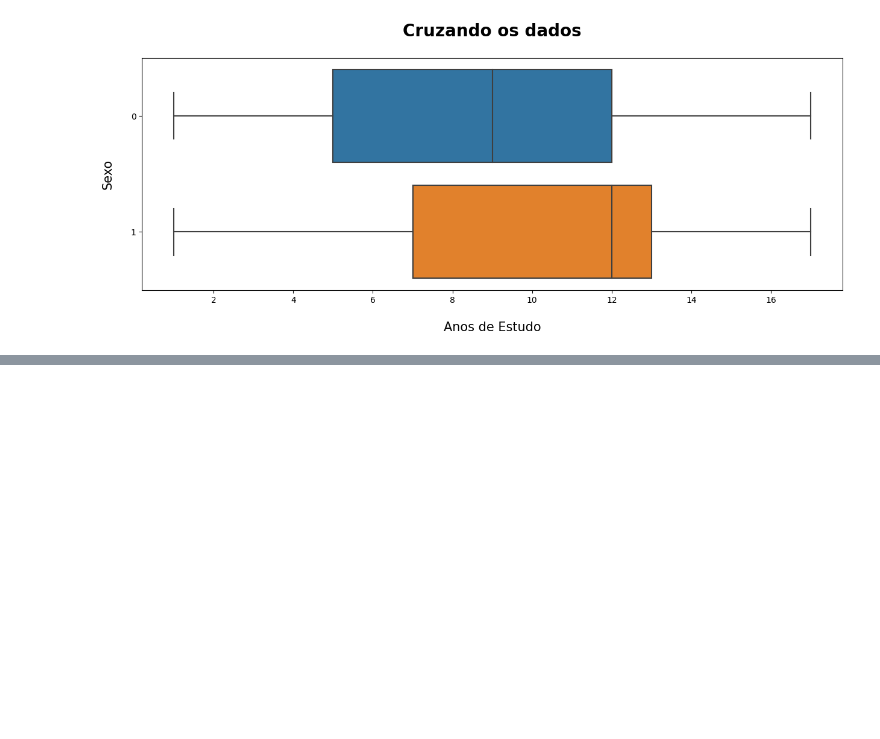
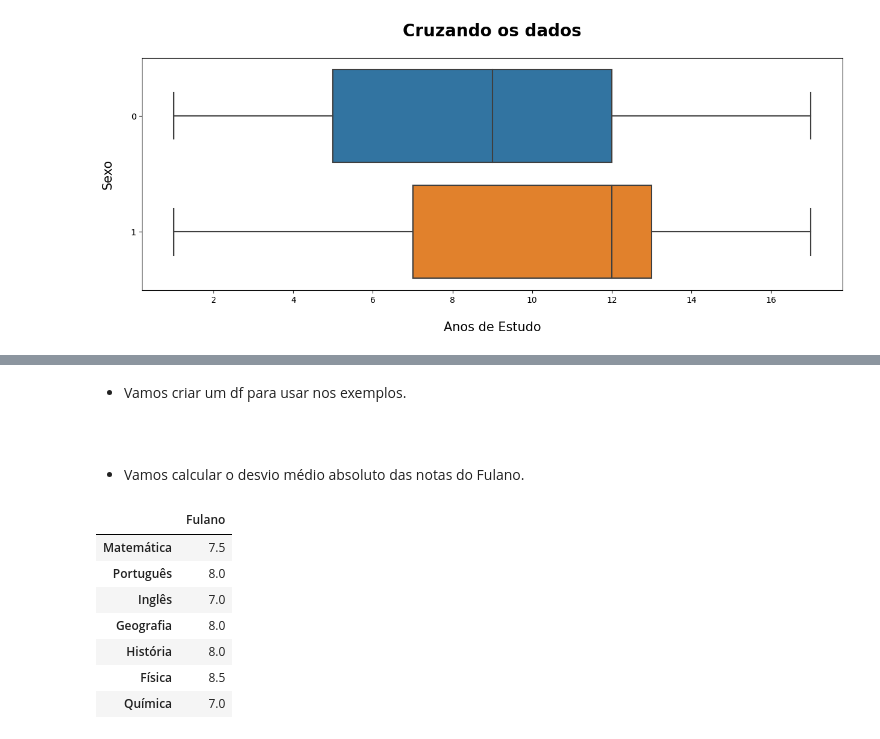
Before and after one commit to huanbarrosn/estudo_ds, a Jupyter notebook: matematica/estatistica/curso-alura/frequencias-e-medidas.ipynb, the cells around one changed output, grey strips where cells are left out. Cells and saved outputs as stored; diff of their text form; code cells hidden in the pictures; blank space fills up the shorter version.

```diff
--- a/matematica/estatistica/curso-alura/frequencias-e-medidas.ipynb
+++ b/matematica/estatistica/curso-alura/frequencias-e-medidas.ipynb
@@ -875,0 +888,2 @@ plt.show()
+# %% [markdown]
+- Vamos criar um df para usar nos exemplos.
@@ -875,0 +902,17 @@ plt.show()
+# %% [markdown]
+<br>
+# %% [markdown]
+- Vamos calcular o desvio médio absoluto das notas do Fulano.
+# %%
+# Separando as notas do Fualano
+fulano = df_notas[['Fulano']].copy()
+fulano
+# %% [output]
+|  | Fulano |
+| Matemática | 7.5 |
+| Português | 8.0 |
+| Inglês | 7.0 |
+| Geografia | 8.0 |
+| História | 8.0 |
+| Física | 8.5 |
+| Química | 7.0 |
```
Also changed, not shown: parts of 13 cells of this notebook.
